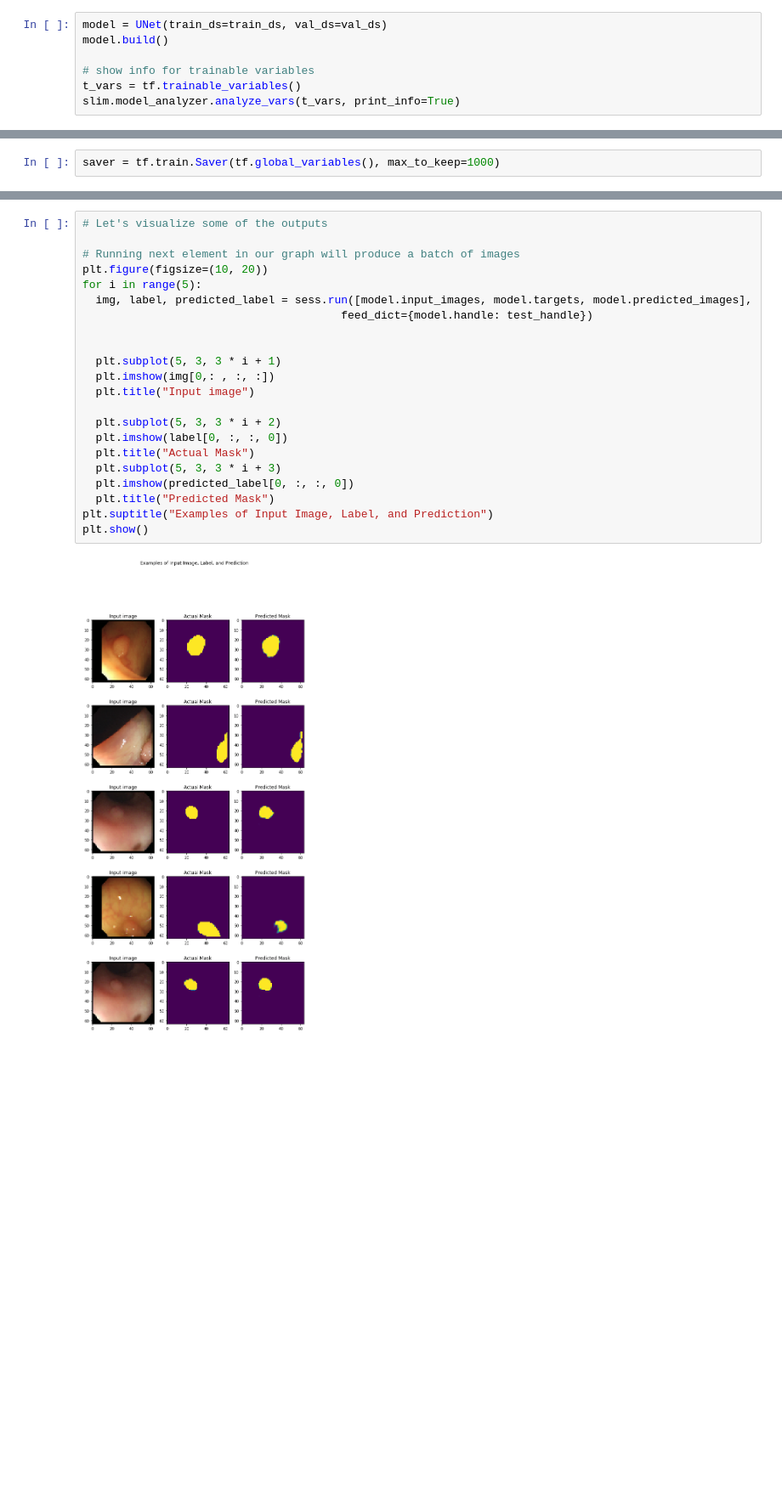
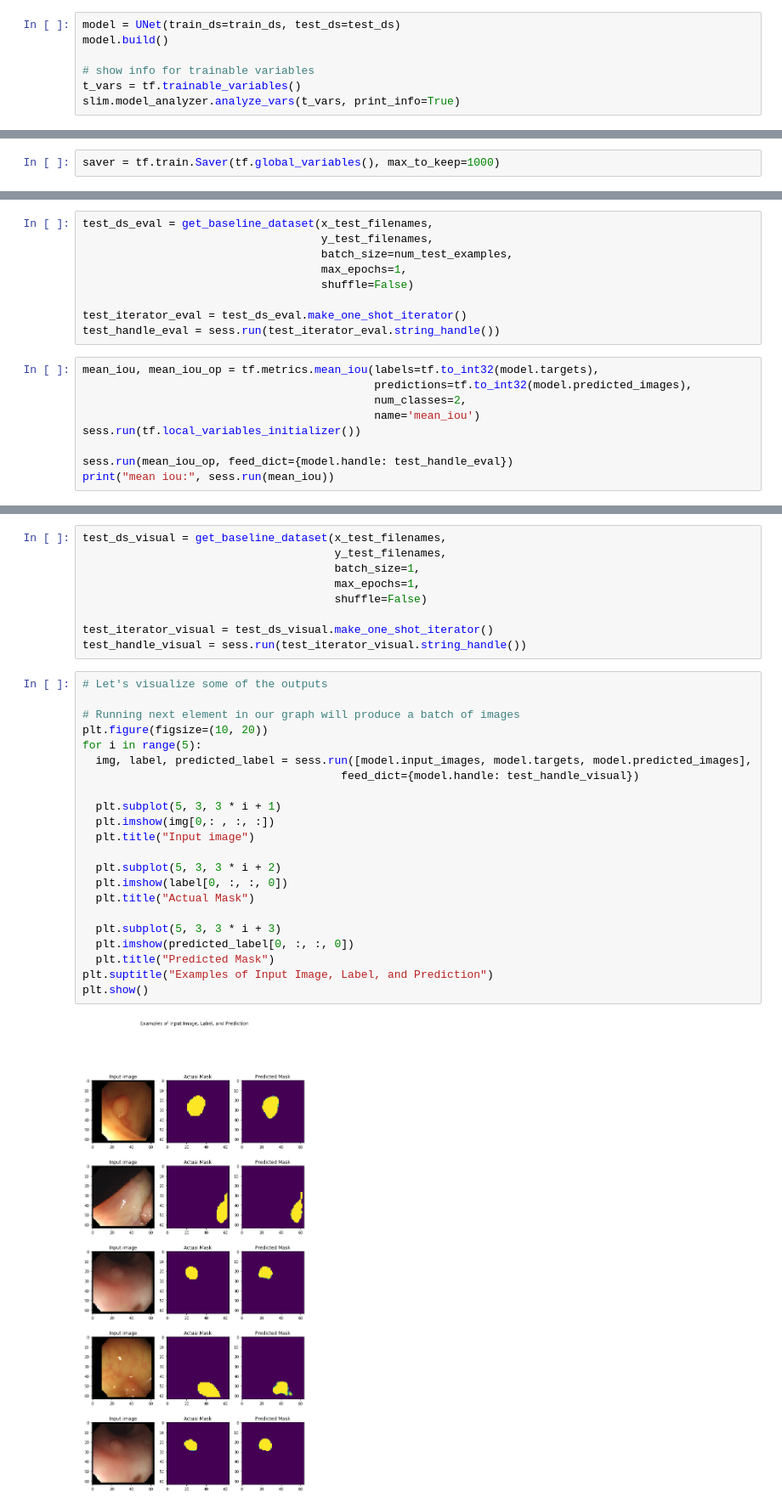
Before and after one commit to ilguyi/tensorflow.tutorials, a Jupyter notebook: tf.version.1/06.images/01.image_segmentation.ipynb, the cells around one changed output, grey strips where cells are left out. Shown at 85% size. Saved outputs shown, nothing was run; the diff lists cells and outputs as text; blank space fills up the shorter version.

```diff
--- a/tf.version.1/06.images/01.image_segmentation.ipynb
+++ b/tf.version.1/06.images/01.image_segmentation.ipynb
@@ -364,5 +375,5 @@ class UNet(object):
 # %%
-model = UNet(train_ds=train_ds, val_ds=val_ds)
+model = UNet(train_ds=train_ds, test_ds=test_ds)
 model.build()
 
 # show info for trainable variables
@@ -462,0 +486,18 @@ test_handle = sess.run(test_iterator.string_handle())
+# %%
+test_ds_eval = get_baseline_dataset(x_test_filenames,
+                                    y_test_filenames,
+                                    batch_size=num_test_examples,
+                                    max_epochs=1,
+                                    shuffle=False)
+
+test_iterator_eval = test_ds_eval.make_one_shot_iterator()
+test_handle_eval = sess.run(test_iterator_eval.string_handle())
+# %%
+mean_iou, mean_iou_op = tf.metrics.mean_iou(labels=tf.to_int32(model.targets),
+                                            predictions=tf.to_int32(model.predicted_images),
+                                            num_classes=2,
+                                            name='mean_iou')
+sess.run(tf.local_variables_initializer())
+
+sess.run(mean_iou_op, feed_dict={model.handle: test_handle_eval})
+print("mean iou:", sess.run(mean_iou))
@@ -463,24 +508,33 @@ test_handle = sess.run(test_iterator.string_handle())
+# %%
+test_ds_visual = get_baseline_dataset(x_test_filenames,
+                                      y_test_filenames,
+                                      batch_size=1,
+                                      max_epochs=1,
+                                      shuffle=False)
+
+test_iterator_visual = test_ds_visual.make_one_shot_iterator()
+test_handle_visual = sess.run(test_iterator_visual.string_handle())
 # %%
 # Let's visualize some of the outputs
 
 # Running next element in our graph will produce a batch of images
 plt.figure(figsize=(10, 20))
 for i in range(5):
   img, label, predicted_label = sess.run([model.input_images, model.targets, model.predicted_images],
-                                       feed_dict={model.handle: test_handle})
-
+                                       feed_dict={model.handle: test_handle_visual})
 
   plt.subplot(5, 3, 3 * i + 1)
   plt.imshow(img[0,: , :, :])
   plt.title("Input image")
 
   plt.subplot(5, 3, 3 * i + 2)
   plt.imshow(label[0, :, :, 0])
   plt.title("Actual Mask")
+
   plt.subplot(5, 3, 3 * i + 3)
   plt.imshow(predicted_label[0, :, :, 0])
   plt.title("Predicted Mask")
 plt.suptitle("Examples of Input Image, Label, and Prediction")
 plt.show()
 # %% [output]
-[figure, old version]
+[figure, new version]
```
Also changed, not shown: parts of 26 cells of this notebook.
